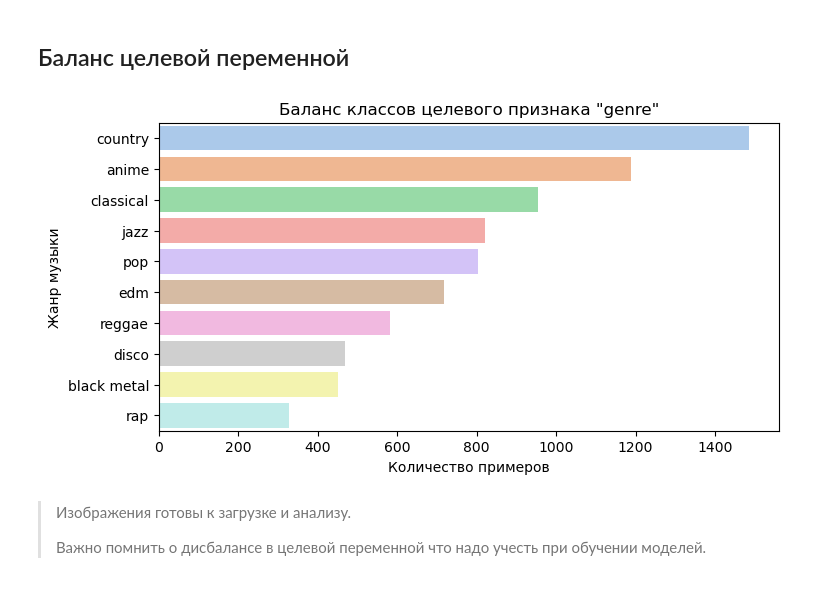
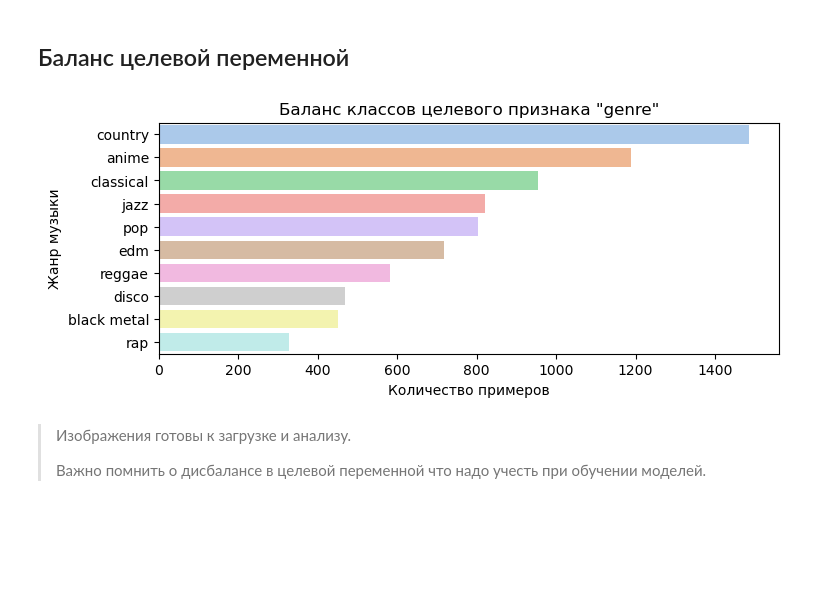
Before and after one commit to Denis-Mukhanov/determining_genre_by_cover, a Jupyter notebook: determining_genre_by_cover.ipynb, the cells around one changed output. Cells and saved outputs as stored; diff of their text form; code cells hidden in the pictures; blank space fills up the shorter version.

```diff
--- a/determining_genre_by_cover.ipynb
+++ b/determining_genre_by_cover.ipynb
@@ -148,14 +153,14 @@ plt.show()
 # %% [markdown]
 ## Баланс целевой переменной
 # %%
-plt.figure(figsize=(8, 4))
+plt.figure(figsize=(8, 3))
 sns.countplot(y='genre', data=df, palette='pastel', order=df['genre'].value_counts().index)
 plt.title('Баланс классов целевого признака "genre"')
 plt.xlabel('Количество примеров')
 plt.ylabel('Жанр музыки')
 plt.show()
 # %% [output]
-[figure, old version]
+[figure, new version]
 # %% [markdown]
 >Изображения готовы к загрузке и анализу.
 >
```
Also changed, not shown: parts of 31 cells of this notebook.
